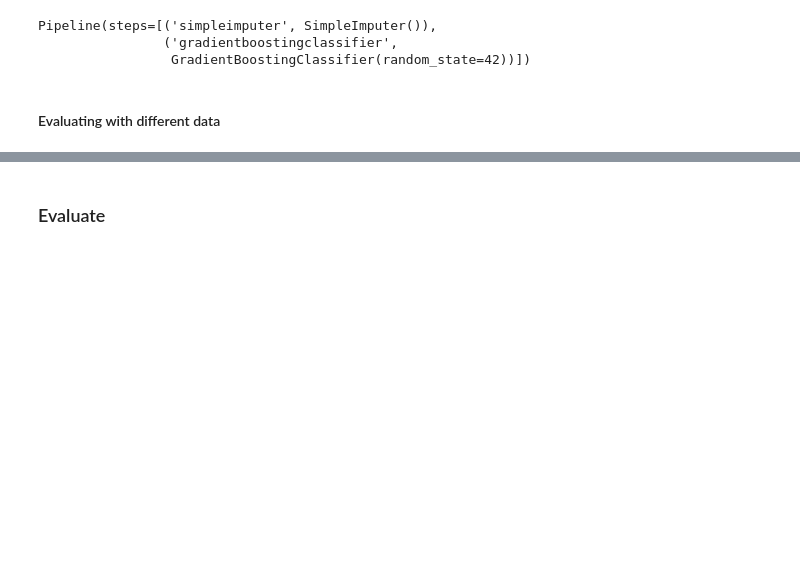
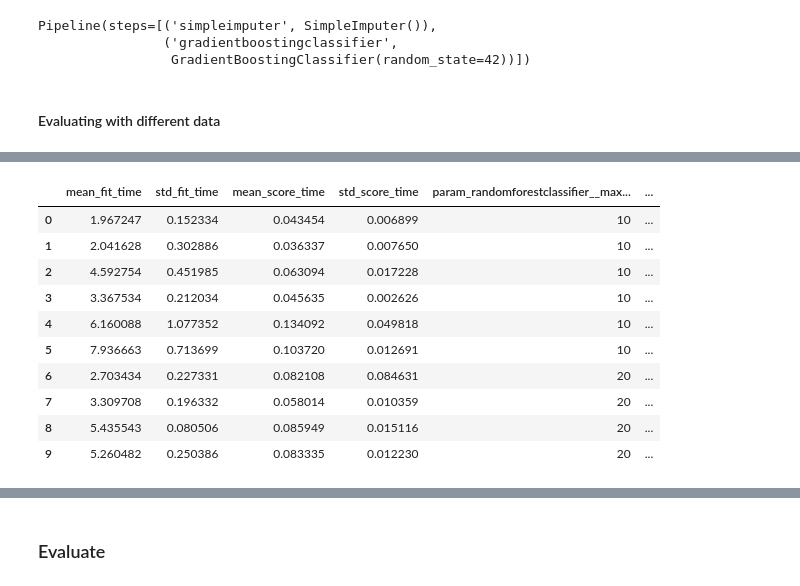
Before and after one commit to noelogbuagu/Data_Science_Portfolio, a Jupyter notebook: 5_Predicting_Bankruptcy/notebook.ipynb, the cells around one changed output, grey strips where cells are left out. Saved outputs shown, nothing was run; the diff lists cells and outputs as text; code cells hidden in the pictures; blank space fills up the shorter version.

```diff
--- a/5_Predicting_Bankruptcy/notebook.ipynb
+++ b/5_Predicting_Bankruptcy/notebook.ipynb
@@ -517,0 +606,16 @@ DTOver Validation Accuracy: 0.9418
+# %%
+# create dataframe of cross validation results
+cv_results = pd.DataFrame(model.cv_results_)
+cv_results.head(10)
+# %% [output]
+|  | mean_fit_time | std_fit_time | mean_score_time | std_score_time | param_randomforestclassifier__max... | ... |
+| 0 | 1.967247 | 0.152334 | 0.043454 | 0.006899 | 10 | ... |
+| 1 | 2.041628 | 0.302886 | 0.036337 | 0.007650 | 10 | ... |
+| 2 | 4.592754 | 0.451985 | 0.063094 | 0.017228 | 10 | ... |
+| 3 | 3.367534 | 0.212034 | 0.045635 | 0.002626 | 10 | ... |
+| 4 | 6.160088 | 1.077352 | 0.134092 | 0.049818 | 10 | ... |
+| 5 | 7.936663 | 0.713699 | 0.103720 | 0.012691 | 10 | ... |
+| 6 | 2.703434 | 0.227331 | 0.082108 | 0.084631 | 20 | ... |
+| 7 | 3.309708 | 0.196332 | 0.058014 | 0.010359 | 20 | ... |
+| 8 | 5.435543 | 0.080506 | 0.085949 | 0.015116 | 20 | ... |
+| 9 | 5.260482 | 0.250386 | 0.083335 | 0.012230 | 20 | ... |
```
Also changed, not shown: parts of 21 cells of this notebook, 2 other files.
